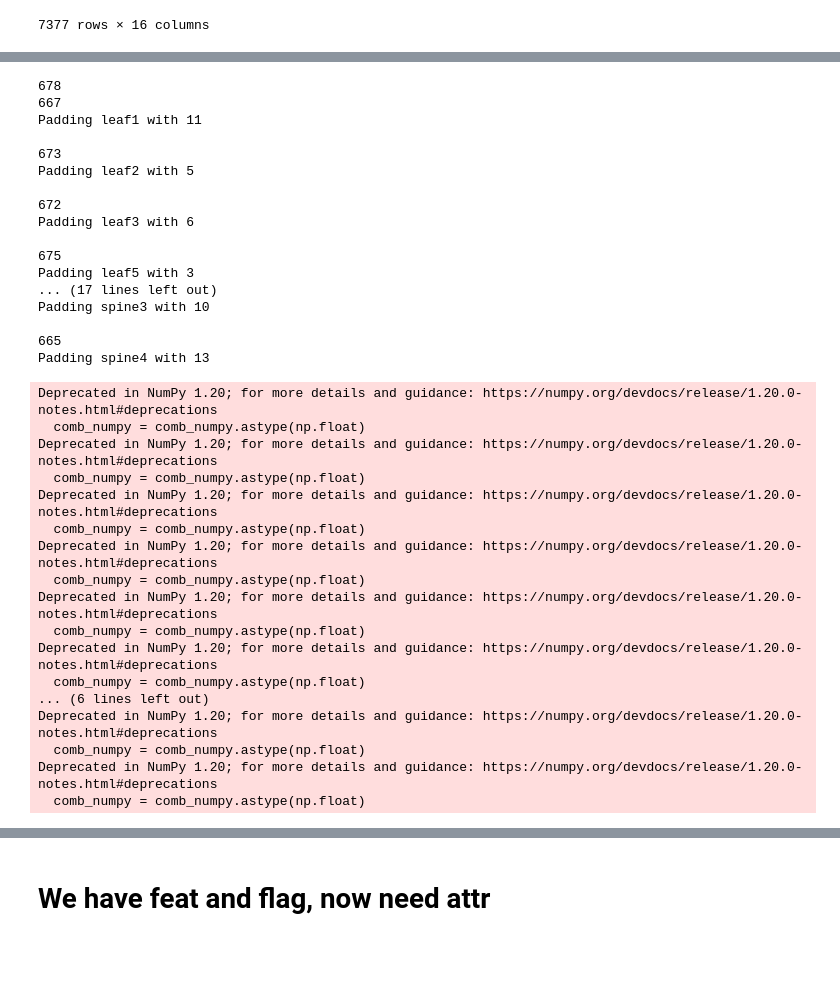
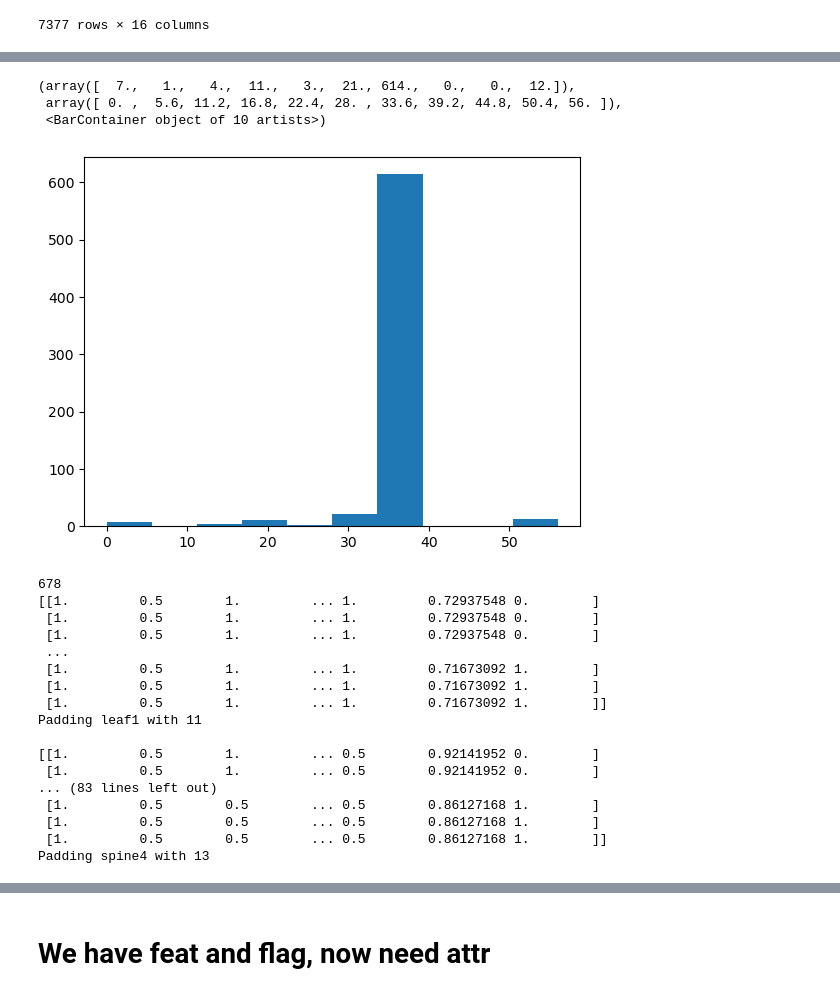
Before and after one commit to rashidkolaghassi/RedHat_Collab_Work, a Jupyter notebook: Cisco_to_NPZ.ipynb, the cells around one changed output, grey strips where cells are left out. Saved outputs shown, nothing was run; the diff lists cells and outputs as text; code cells hidden in the pictures; blank space fills up the shorter version.

```diff
--- a/Cisco_to_NPZ.ipynb
+++ b/Cisco_to_NPZ.ipynb
@@ -156,3 +321,14 @@ info_df['Producer'].value_counts()
+# %%
+z= combined_unique[combined_unique['Producer']=='leaf2']
+z = z[features]
+z_np = z.to_numpy()
+z_np = z_np.astype(float)
+plt.hist(z_np)
+# %% [output]
+(array([  7.,   1.,   4.,  11.,   3.,  21., 614.,   0.,   0.,  12.]),
+ array([ 0. ,  5.6, 11.2, 16.8, 22.4, 28. , 33.6, 39.2, 44.8, 50.4, 56. ]),
+ <BarContainer object of 10 artists>)
+[figure, added]
 # %%
 complete_array = np.zeros([11,678,18])
 padding_hist = np.zeros([len(unique_producers)])
@@ -161,25 +337,29 @@ count = 0
 print(len(complete_array[5]))
 for producer in unique_producers:
     prod_info_df = info_df[info_df['Producer'] == producer].reset_index() #selecting unqiue producers
-    prod_process_df = process_df[process_df['Producer'] == producer].reset_index() #now both info and process dfs
+    prod_process_df = process_df[process_df['Producer2'] == producer].reset_index() #now both info and process dfs
                                       #are only looking at a single producer
     combined = pd.concat([prod_info_df, prod_process_df], axis = 1) #one df with one producer
     combined = combined[features] #selecting only feature we care about
     #print(combined)
     #converting to numpy array
     comb_numpy = combined.to_numpy()
-    comb_numpy = comb_numpy.astype(np.float)
+    comb_numpy = comb_numpy.astype(float)
+    #print(comb_numpy)
     #print(comb_numpy)
     #normalization to -1 to 1
     comb_numpy_t = np.transpose(comb_numpy)
     comb_numpy_norm = comb_numpy_t
+    #print(comb_numpy_norm)
 
     for i in range(len(comb_numpy_t)):
-        comb_numpy_norm[i] = autonorm(comb_numpy_t[i], -1, 1)
-    comb_numpy_norm = np.transpose(comb_numpy_t)
+        comb_numpy_norm[i] = autonorm(comb_numpy_t[i], 0, 1)
+        #pass
+    comb_numpy_norm = np.transpose(comb_numpy_norm)
+    print(comb_numpy_norm)
     #need to pad w zeros now
 
-    print(len(comb_numpy_norm))
+    #print(len(comb_numpy_norm))
 
     #padding with zeros
 
@@ -196,36 +376,19 @@ for producer in unique_producers:
     count+=1
 # %% [output]
 678
-667
+[[1.         0.5        1.         ... 1.         0.72937548 0.        ]
+ [1.         0.5        1.         ... 1.         0.72937548 0.        ]
+ [1.         0.5        1.         ... 1.         0.72937548 0.        ]
+ ...
+ [1.         0.5        1.         ... 1.         0.71673092 1.        ]
+ [1.         0.5        1.         ... 1.         0.71673092 1.        ]
+ [1.         0.5        1.         ... 1.         0.71673092 1.        ]]
 Padding leaf1 with 11
 
-673
-Padding leaf2 with 5
-
-672
-Padding leaf3 with 6
-
-675
-Padding leaf5 with 3
-... (17 lines left out)
-Padding spine3 with 10
-
-665
+[[1.         0.5        1.         ... 0.5        0.92141952 0.        ]
+ [1.         0.5        1.         ... 0.5        0.92141952 0.        ]
+... (83 lines left out)
+ [1.         0.5        0.5        ... 0.5        0.86127168 1.        ]
+ [1.         0.5        0.5        ... 0.5        0.86127168 1.        ]
+ [1.         0.5        0.5        ... 0.5        0.86127168 1.        ]]
 Padding spine4 with 13
-Deprecated in NumPy 1.20; for more details and guidance: https://numpy.org/devdocs/release/1.20.0-notes.html#deprecations
-  comb_numpy = comb_numpy.astype(np.float)
-Deprecated in NumPy 1.20; for more details and guidance: https://numpy.org/devdocs/release/1.20.0-notes.html#deprecations
-  comb_numpy = comb_numpy.astype(np.float)
-Deprecated in NumPy 1.20; for more details and guidance: https://numpy.org/devdocs/release/1.20.0-notes.html#deprecations
-  comb_numpy = comb_numpy.astype(np.float)
-Deprecated in NumPy 1.20; for more details and guidance: https://numpy.org/devdocs/release/1.20.0-notes.html#deprecations
-  comb_numpy = comb_numpy.astype(np.float)
-Deprecated in NumPy 1.20; for more details and guidance: https://numpy.org/devdocs/release/1.20.0-notes.html#deprecations
-  comb_numpy = comb_numpy.astype(np.float)
-Deprecated in NumPy 1.20; for more details and guidance: https://numpy.org/devdocs/release/1.20.0-notes.html#deprecations
-  comb_numpy = comb_numpy.astype(np.float)
-... (6 lines left out)
-Deprecated in NumPy 1.20; for more details and guidance: https://numpy.org/devdocs/release/1.20.0-notes.html#deprecations
-  comb_numpy = comb_numpy.astype(np.float)
-Deprecated in NumPy 1.20; for more details and guidance: https://numpy.org/devdocs/release/1.20.0-notes.html#deprecations
-  comb_numpy = comb_numpy.astype(np.float)
```
Also changed, not shown: parts of 46 cells of this notebook.
